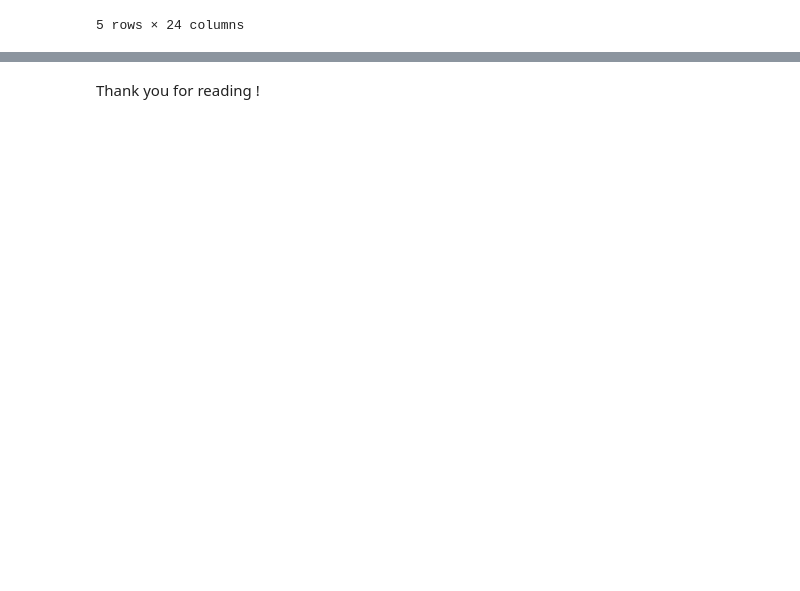
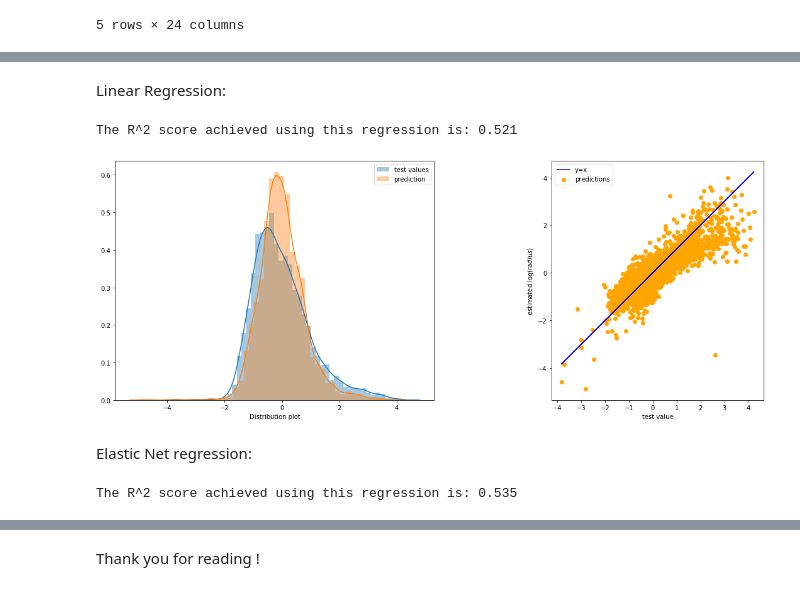
Before and after one commit to liamkesatoran/kaggleAsteroidSizeEstimator, a Jupyter notebook: kaggleAsteroidSizeEstimator.ipynb, the cells around one changed output, grey strips where cells are left out. Drawn from its saved outputs; the diff is of its cells as text; code cells hidden in the pictures; blank space fills up the shorter version.

```diff
--- a/kaggleAsteroidSizeEstimator.ipynb
+++ b/kaggleAsteroidSizeEstimator.ipynb
@@ -90,3 +102,3 @@ Cleaning and prepping the dataframe:
 # %%
-#Step 1
-df = df.drop('condition_code',axis=1)
+#Steps 1
+df = df.drop(['condition_code','full_name','IR','spec_B','spec_T','extent'],axis=1)
@@ -99,4 +105 @@ df = df.drop(dropindexes, axis=0)
-# %%
-#Step 0,2,5
-df = df.drop(['full_name','IR','spec_B','spec_T','extent'],axis=1)
 # %%
@@ -417,0 +231,69 @@ plt.scatter(Y_test_norm,Y_test_norm)
+# %%
+from sklearn.metrics import r2_score
+import seaborn as sns
+
+def plot(prediction):
+    fig, (ax1, ax2) = plt.subplots(1, 2,figsize=(20,7))
+    sns.distplot(Y_test_norm.values,label='test values', ax=ax1)
+    sns.distplot(prediction ,label='prediction', ax=ax1)
+    ax1.set_xlabel('Distribution plot')
+    ax2.scatter(Y_test_norm,prediction, c='orange',label='predictions')
+    ax2.plot(Y_test_norm,Y_test_norm,c='blue',label='y=x')
+    ax2.set_xlabel('test value')
+    ax2.set_ylabel('estimated $\log(radius)$')
+    ax1.legend()
+    ax2.legend()
+    ax2.axis('scaled') #same x y scale
+def score(prediction):
+    score = r2_score(prediction,Y_test_norm)
+    return score
+def announce(score):
+    print('The R^2 score achieved using this regression is:', round(score,3))
+algorithms = []
+scores = []
+# %% [markdown]
+Linear Regression:
+# %%
+#Defining the model
+from sklearn.linear_model import LinearRegression
+lr = LinearRegression()
+
+###Training
+lr.fit(X_train_norm,Y_train_norm)
+
+###Predicting
+Y_pred_lr = lr.predict(X_test_norm)
+
+###Scoring
+score_lr = score(Y_pred_lr)
+announce(score_lr)
+
+algorithms.append('LR')
+scores.append(score_lr)
+# %% [output]
+The R^2 score achieved using this regression is: 0.521
+# %%
+plot(Y_pred_lr)
+# %% [output]
+[figure, added]
+# %% [markdown]
+Elastic Net regression:
+# %%
+### Defining the Model
+from sklearn.linear_model import ElasticNetCV
+enet = ElasticNetCV(cv=16, random_state = 0)
+
+### Training
+enet.fit(X_train,np.ravel(Y_train_norm))
+
+### Predicting
+Y_pred_enet = enet.predict(X_test)
+
+###Scoring
+score_enet = score(Y_pred_enet)
+announce(score_enet)
+
+algorithms.append('eNet')
+scores.append(score_enet)
+# %% [output]
+The R^2 score achieved using this regression is: 0.535
```
Also changed, not shown: parts of 69 cells of this notebook.
